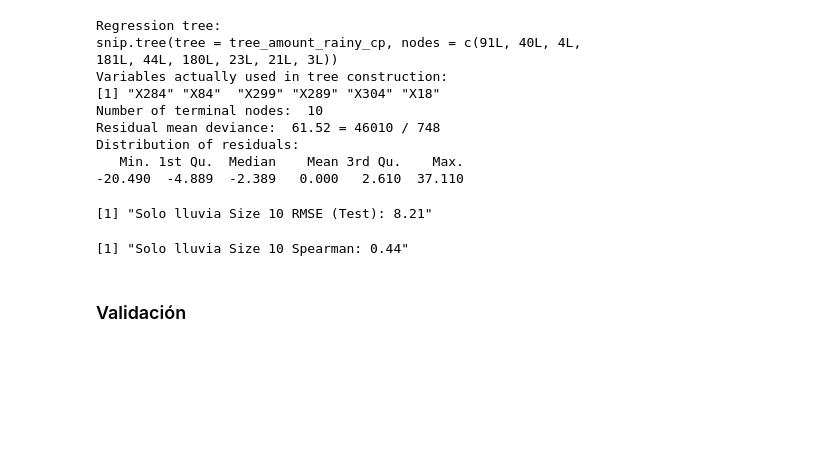
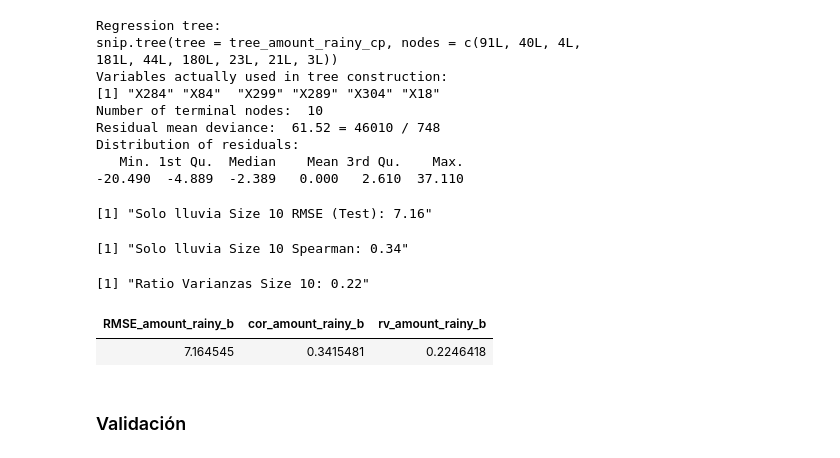
Before and after one commit to yerartdev/uc-m1966-datamining, a Jupyter notebook: d3/S17-T03_LAB_IntercomparisonTechniques.ipynb, the cells around one changed output. Drawn from its saved outputs; the diff is of its cells as text; code cells hidden in the pictures; blank space fills up the shorter version.

```diff
--- a/d3/S17-T03_LAB_IntercomparisonTechniques.ipynb
+++ b/d3/S17-T03_LAB_IntercomparisonTechniques.ipynb
@@ -709,7 +739,7 @@ paste('Solo lluvia Spearman:', round(cor_amount_rainy,2))
 # %%
 #::GMG::Pruebo un árbol más complejo del siguiente mínimo local en size
-pruned_tree_amount_rainy_10 <- prune.tree(tree_amount_rainy_cp, best = 10)
-summary(pruned_tree_amount_rainy_10)
+pruned_tree_amount_rainy_b <- prune.tree(tree_amount_rainy_cp, best = 10)
+summary(pruned_tree_amount_rainy_b)
 # %% [output]
 Regression tree:
 snip.tree(tree = tree_amount_rainy_cp, nodes = c(91L, 40L, 4L,
@@ -721,22 +751,39 @@ Residual mean deviance:  61.52 = 46010 / 748
 Distribution of residuals:
    Min. 1st Qu.  Median    Mean 3rd Qu.    Max.
 -20.490  -4.889  -2.389   0.000   2.610  37.110
+# %%
+#::GMG::Se aprecia una mejora en el ratio de varianza
+#::nota::me quedo con este árbol
+#pred_amount_rainy_10 <- predict(object = pruned_tree_amount_rainy_10,
+#                                newdata = df_rainy[indtest_rainy,])
+pred_amount_rainy_b <- predict(object = pruned_tree_amount_rainy_b,
+                                newdata = df_amount[indtest,])
 # %%
-#::GMG::Se aprecia una mejora
-pred_amount_rainy_10 <- predict(object = pruned_tree_amount_rainy_10,
-                                newdata = df_rainy[indtest_rainy,])
 #SSE_amount_rainy_10 <- sum((pred_amount_rainy_10 - df_rainy$rain[indtest_rainy])^2)
 #SST_amount_rainy_10 <- sum((df_rainy$rain[indtest_rainy] - mean(df_rainy$rain[indtest_rainy]))^2)
-RMSE_amount_rainy_10 <- sqrt(mean((pred_amount_rainy_10 - df_rainy$rain[indtest_rainy])^2))
 #R2_amount_rainy_10 <- 1 - SSE_amount_rainy_10/SST_amount_rainy_10
-paste('Solo lluvia Size 10 RMSE (Test):', round(RMSE_amount_rainy_10,2)#,
+#RMSE_amount_rainy_10 <- sqrt(mean((pred_amount_rainy_10 - df_rainy$rain[indtest_rainy])^2))
+RMSE_amount_rainy_b <- sqrt(mean((pred_amount_rainy_b - df_amount$y[indtest])^2))
+paste('Solo lluvia Size 10 RMSE (Test):', round(RMSE_amount_rainy_b,2)#,
       #'// R2 (Test):', round(R2_amount_rainy_10,2)
      )
-cor_amount_rainy <- cor(pred_amount_rainy_10, df_rainy$rain[indtest_rainy], method = 'spearman')
-paste('Solo lluvia Size 10 Spearman:', round(cor_amount_rainy,2))
+#cor_amount_rainy <- cor(pred_amount_rainy_10, df_rainy$rain[indtest_rainy], method = 'spearman')
+cor_amount_rainy_b <- cor(pred_amount_rainy_b, df_amount$y[indtest], method = 'spearman')
+paste('Solo lluvia Size 10 Spearman:', round(cor_amount_rainy_b,2))
+
+#::GMG::Métrica de ratio de varianzas
+rv_amount_rainy_b <- var(pred_amount_rainy_b) / var(df_amount$y[indtest])
+paste('Ratio Varianzas Size 10:', round(rv_amount_rainy_b,2))
 # %% [output]
-[1] "Solo lluvia Size 10 RMSE (Test): 8.21"
+[1] "Solo lluvia Size 10 RMSE (Test): 7.16"
-[1] "Solo lluvia Size 10 Spearman: 0.44"
+[1] "Solo lluvia Size 10 Spearman: 0.34"
+[1] "Ratio Varianzas Size 10: 0.22"
+# %%
+#::GMG::Resumen Test dataset amount
+cbind(RMSE_amount_rainy_b, cor_amount_rainy_b, rv_amount_rainy_b)
+# %% [output]
+| RMSE_amount_rainy_b | cor_amount_rainy_b | rv_amount_rainy_b |
+| 7.164545 | 0.3415481 | 0.2246418 |
 # %% [markdown]
 ### Validación
 # %% [markdown]
```
Also changed, not shown: parts of 7 cells of this notebook.
